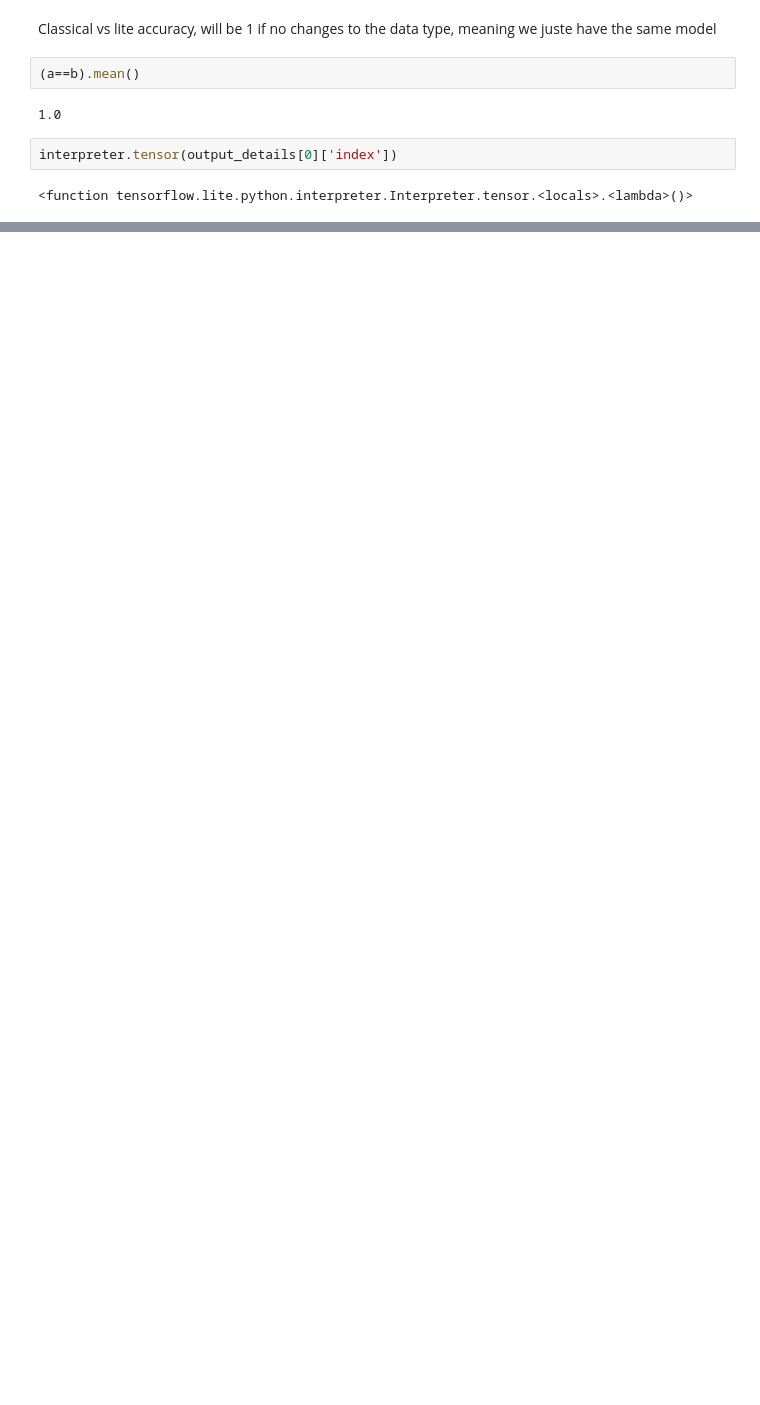
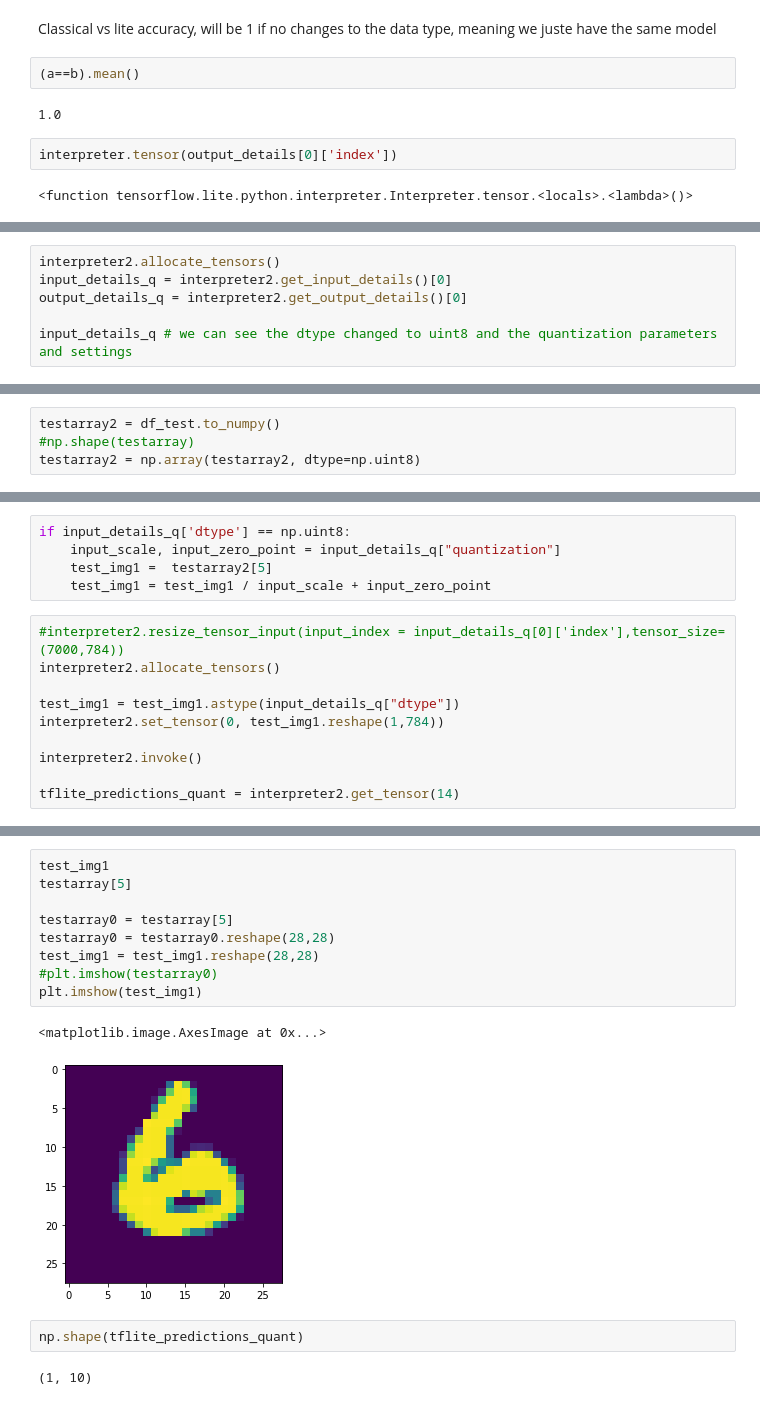
Before and after one commit to toelt-llc/TOELT-tfrabbit, a Jupyter notebook: code/tflite/tflite_converter.ipynb, the cells around one changed output, grey strips where cells are left out. Cells and saved outputs as stored; diff of their text form; blank space fills up the shorter version.

Commit message:
quantization working on single exemple

```diff
--- a/code/tflite/tflite_converter.ipynb
+++ b/code/tflite/tflite_converter.ipynb
@@ -255,0 +320,6 @@ interpreter.tensor(output_details[0]['index'])
+# %%
+interpreter2.allocate_tensors()
+input_details_q = interpreter2.get_input_details()[0]
+output_details_q = interpreter2.get_output_details()[0]
+
+input_details_q # we can see the dtype changed to uint8 and the quantization parameters and settings
@@ -255,0 +337,4 @@ interpreter.tensor(output_details[0]['index'])
+# %%
+testarray2 = df_test.to_numpy()
+#np.shape(testarray)
+testarray2 = np.array(testarray2, dtype=np.uint8)
@@ -255,0 +359,15 @@ interpreter.tensor(output_details[0]['index'])
+# %%
+if input_details_q['dtype'] == np.uint8:
+    input_scale, input_zero_point = input_details_q["quantization"]
+    test_img1 =  testarray2[5]
+    test_img1 = test_img1 / input_scale + input_zero_point
+# %%
+#interpreter2.resize_tensor_input(input_index = input_details_q[0]['index'],tensor_size=(7000,784))
+interpreter2.allocate_tensors()
+
+test_img1 = test_img1.astype(input_details_q["dtype"])
+interpreter2.set_tensor(0, test_img1.reshape(1,784))
+
+interpreter2.invoke()
+
+tflite_predictions_quant = interpreter2.get_tensor(14)
@@ -255,0 +387,16 @@ interpreter.tensor(output_details[0]['index'])
+# %%
+test_img1
+testarray[5]
+
+testarray0 = testarray[5]
+testarray0 = testarray0.reshape(28,28)
+test_img1 = test_img1.reshape(28,28)
+#plt.imshow(testarray0)
+plt.imshow(test_img1)
+# %% [output]
+<matplotlib.image.AxesImage at 0x...>
+[figure, added]
+# %%
+np.shape(tflite_predictions_quant)
+# %% [output]
+(1, 10)
```
Also changed, not shown: parts of 20 cells of this notebook, 4 other files.
